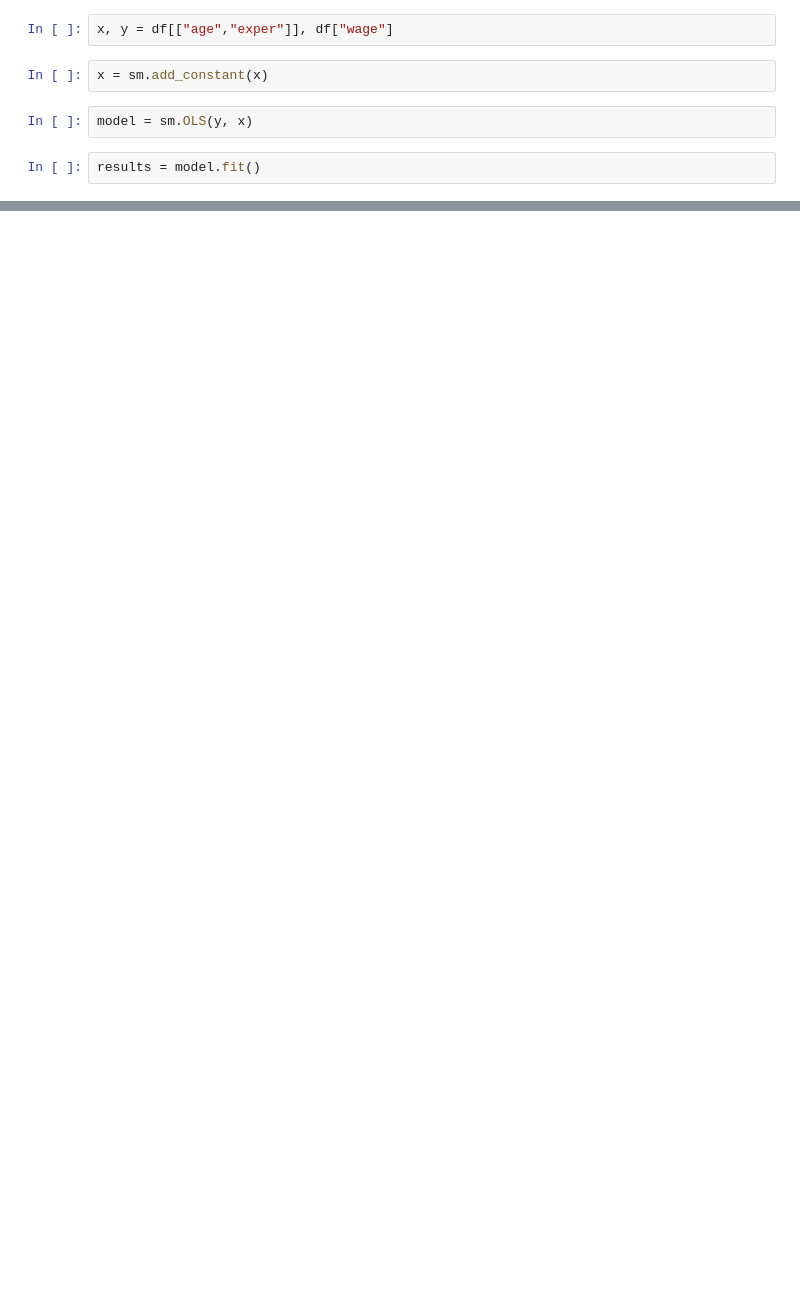
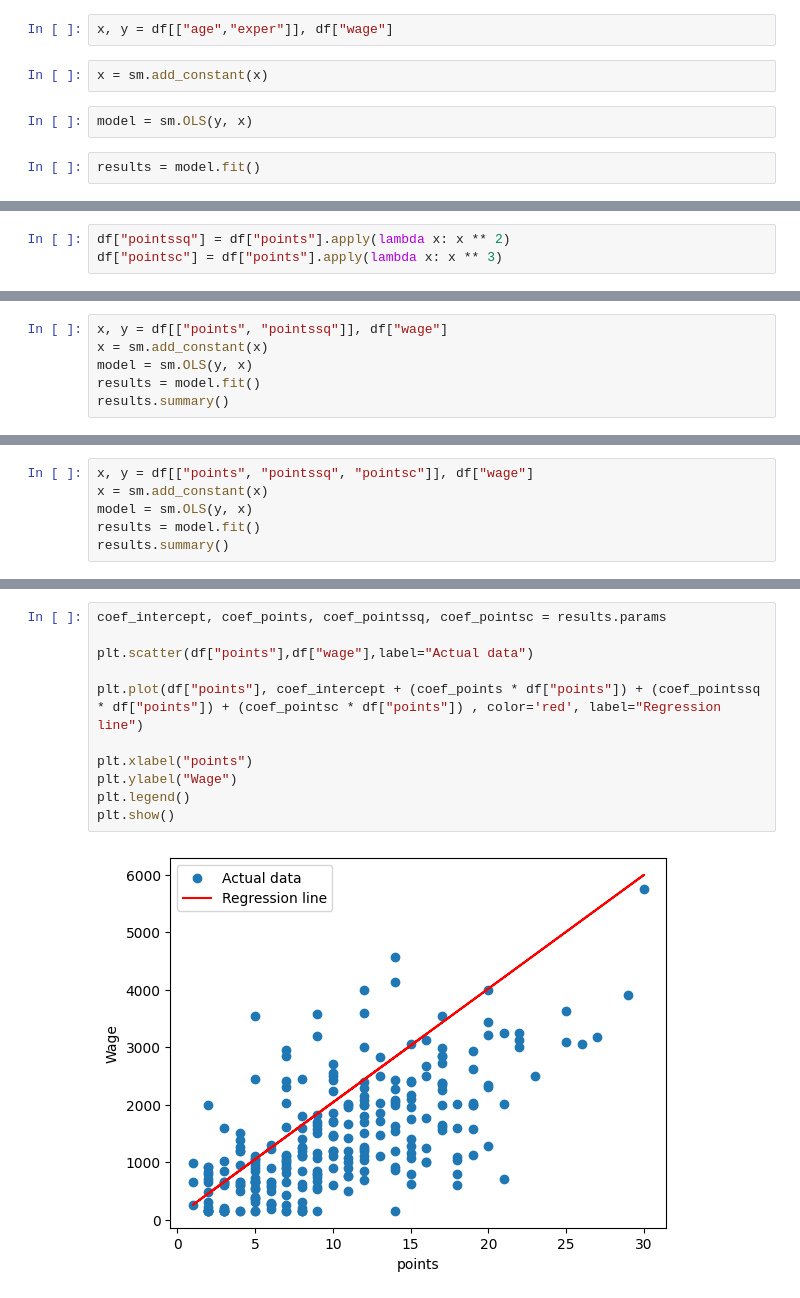
Before and after one commit to tomdoris/Econometrics_Problem-Set-2, a Jupyter notebook: ProblemSet2.ipynb, the cells around one changed output, grey strips where cells are left out. Cells and saved outputs as stored; diff of their text form; blank space fills up the shorter version.

```diff
--- a/ProblemSet2.ipynb
+++ b/ProblemSet2.ipynb
@@ -226,0 +289,3 @@ Notes:
+# %%
+df["pointssq"] = df["points"].apply(lambda x: x ** 2)
+df["pointsc"] = df["points"].apply(lambda x: x ** 3)
@@ -226,0 +308,6 @@ Notes:
+# %%
+x, y = df[["points", "pointssq"]], df["wage"]
+x = sm.add_constant(x)
+model = sm.OLS(y, x)
+results = model.fit()
+results.summary()
@@ -226,0 +335,6 @@ Notes:
+# %%
+x, y = df[["points", "pointssq", "pointsc"]], df["wage"]
+x = sm.add_constant(x)
+model = sm.OLS(y, x)
+results = model.fit()
+results.summary()
@@ -226,0 +367,13 @@ Notes:
+# %%
+coef_intercept, coef_points, coef_pointssq, coef_pointsc = results.params
+
+plt.scatter(df["points"],df["wage"],label="Actual data")
+
+plt.plot(df["points"], coef_intercept + (coef_points * df["points"]) + (coef_pointssq * df["points"]) + (coef_pointsc * df["points"]) , color='red', label="Regression line")
+
+plt.xlabel("points")
+plt.ylabel("Wage")
+plt.legend()
+plt.show()
+# %% [output]
+[figure, added]
```
Also changed, not shown: parts of 19 cells of this notebook.
